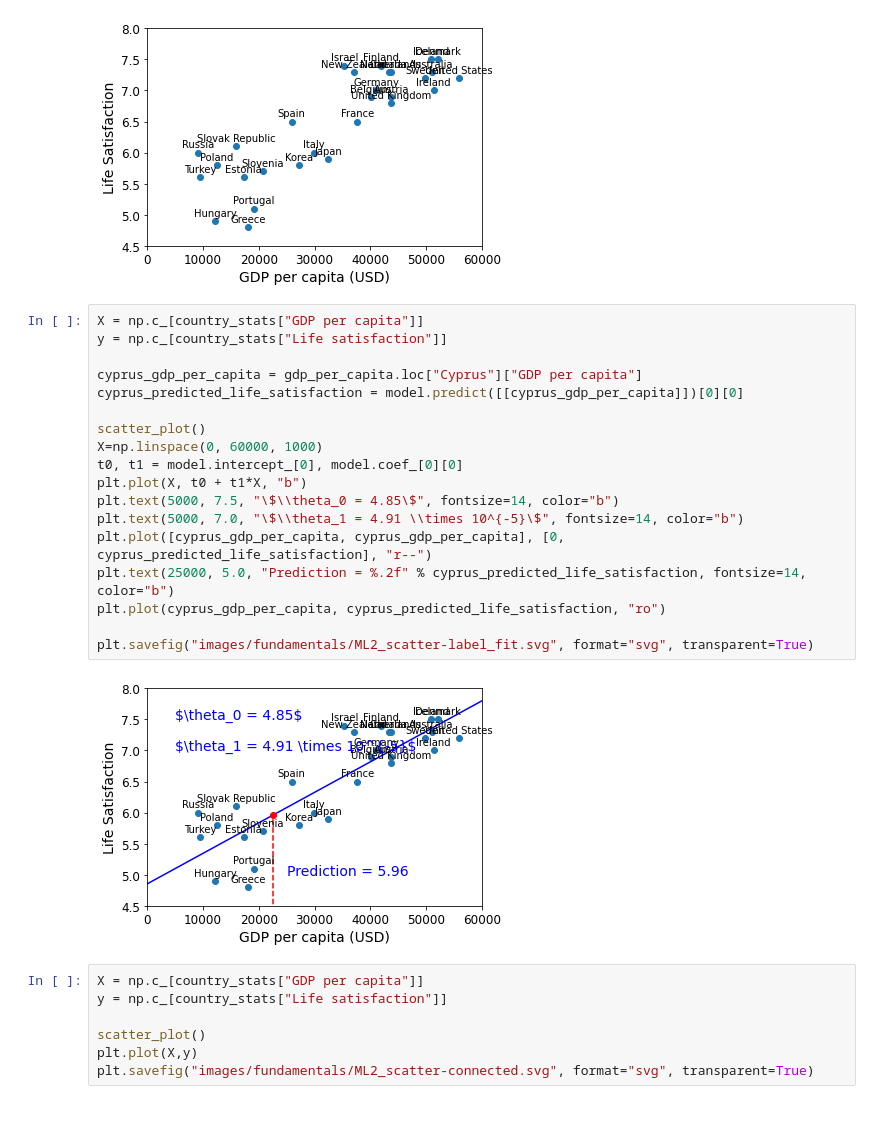
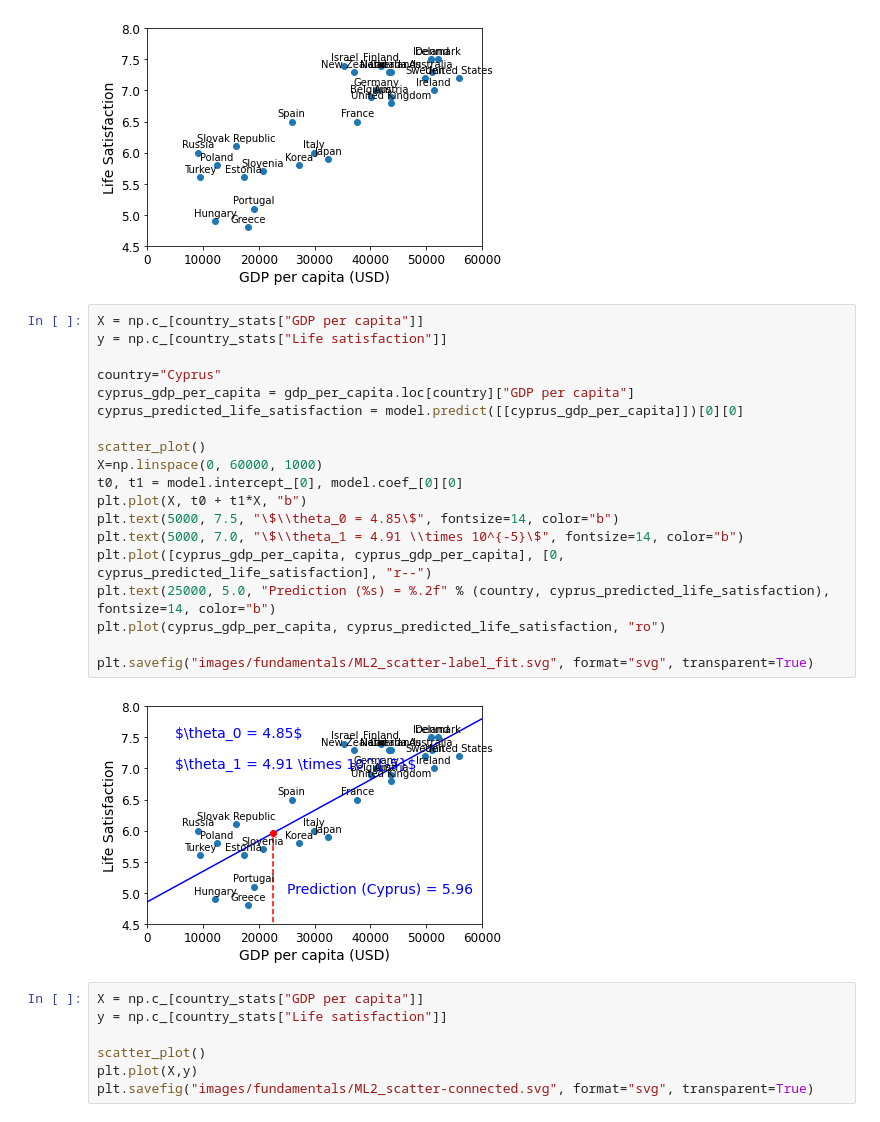
Before and after one commit to romangrothausmann/handson-ml2, a Jupyter notebook: 01_the_machine_learning_landscape.ipynb, the cells around one changed output. Drawn from its saved outputs; the diff is of its cells as text.

Commit message:
report country in plot label (from var.)

```diff
--- a/01_the_machine_learning_landscape.ipynb
+++ b/01_the_machine_learning_landscape.ipynb
@@ -142,23 +142,24 @@ plt.show()
 # %%
 X = np.c_[country_stats["GDP per capita"]]
 y = np.c_[country_stats["Life satisfaction"]]
 
-cyprus_gdp_per_capita = gdp_per_capita.loc["Cyprus"]["GDP per capita"]
+country="Cyprus"
+cyprus_gdp_per_capita = gdp_per_capita.loc[country]["GDP per capita"]
 cyprus_predicted_life_satisfaction = model.predict([[cyprus_gdp_per_capita]])[0][0]
 
 scatter_plot()
 X=np.linspace(0, 60000, 1000)
 t0, t1 = model.intercept_[0], model.coef_[0][0]
 plt.plot(X, t0 + t1*X, "b")
 plt.text(5000, 7.5, "\$\\theta_0 = 4.85\$", fontsize=14, color="b")
 plt.text(5000, 7.0, "\$\\theta_1 = 4.91 \\times 10^{-5}\$", fontsize=14, color="b")
 plt.plot([cyprus_gdp_per_capita, cyprus_gdp_per_capita], [0, cyprus_predicted_life_satisfaction], "r--")
-plt.text(25000, 5.0, "Prediction = %.2f" % cyprus_predicted_life_satisfaction, fontsize=14, color="b")
+plt.text(25000, 5.0, "Prediction (%s) = %.2f" % (country, cyprus_predicted_life_satisfaction), fontsize=14, color="b")
 plt.plot(cyprus_gdp_per_capita, cyprus_predicted_life_satisfaction, "ro")
 
 plt.savefig("images/fundamentals/ML2_scatter-label_fit.svg", format="svg", transparent=True)
 # %% [output]
-[figure, old version]
+[figure, new version]
 # %%
 X = np.c_[country_stats["GDP per capita"]]
 y = np.c_[country_stats["Life satisfaction"]]
```
